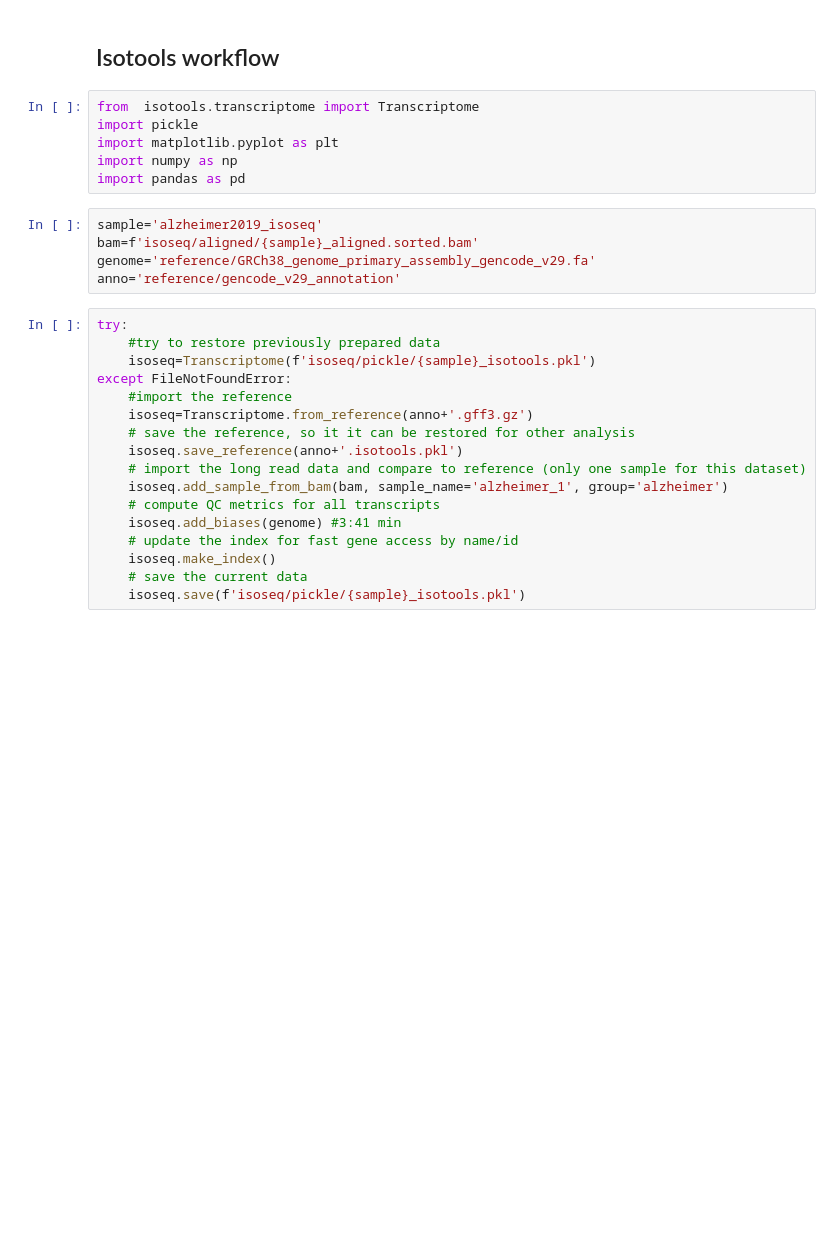
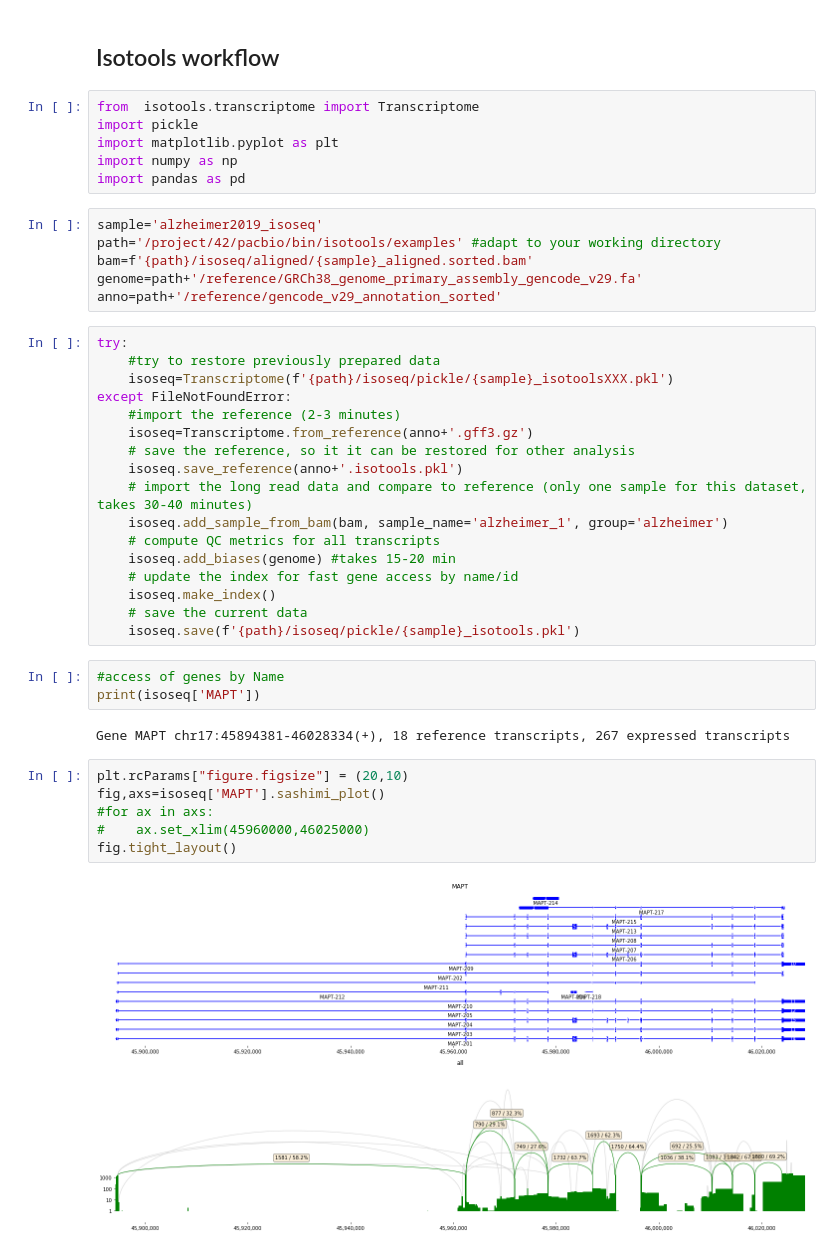
Before and after one commit to MatthiasLienhard/isotools, a Jupyter notebook: examples/isotools_alzheimer.ipynb, the cells around one changed output. Saved outputs shown, nothing was run; the diff lists cells and outputs as text; blank space fills up the shorter version.

```diff
--- a/examples/isotools_alzheimer.ipynb
+++ b/examples/isotools_alzheimer.ipynb
@@ -43,23 +49,37 @@ import numpy as np
 import pandas as pd
 # %%
 sample='alzheimer2019_isoseq'
-bam=f'isoseq/aligned/{sample}_aligned.sorted.bam'
-genome='reference/GRCh38_genome_primary_assembly_gencode_v29.fa'
-anno='reference/gencode_v29_annotation'
+path='/project/42/pacbio/bin/isotools/examples' #adapt to your working directory
+bam=f'{path}/isoseq/aligned/{sample}_aligned.sorted.bam'
+genome=path+'/reference/GRCh38_genome_primary_assembly_gencode_v29.fa'
+anno=path+'/reference/gencode_v29_annotation_sorted'
 # %%
 try:
     #try to restore previously prepared data
-    isoseq=Transcriptome(f'isoseq/pickle/{sample}_isotools.pkl')
+    isoseq=Transcriptome(f'{path}/isoseq/pickle/{sample}_isotoolsXXX.pkl')
 except FileNotFoundError:
-    #import the reference
+    #import the reference (2-3 minutes)
     isoseq=Transcriptome.from_reference(anno+'.gff3.gz')
     # save the reference, so it it can be restored for other analysis
     isoseq.save_reference(anno+'.isotools.pkl')
-    # import the long read data and compare to reference (only one sample for this dataset)
+    # import the long read data and compare to reference (only one sample for this dataset, takes 30-40 minutes)
     isoseq.add_sample_from_bam(bam, sample_name='alzheimer_1', group='alzheimer')
     # compute QC metrics for all transcripts
-    isoseq.add_biases(genome) #3:41 min
+    isoseq.add_biases(genome) #takes 15-20 min
     # update the index for fast gene access by name/id
     isoseq.make_index()
     # save the current data
-    isoseq.save(f'isoseq/pickle/{sample}_isotools.pkl')
+    isoseq.save(f'{path}/isoseq/pickle/{sample}_isotools.pkl')
+# %%
+#access of genes by Name
+print(isoseq['MAPT'])
+# %% [output]
+Gene MAPT chr17:45894381-46028334(+), 18 reference transcripts, 267 expressed transcripts
+# %%
+plt.rcParams["figure.figsize"] = (20,10)
+fig,axs=isoseq['MAPT'].sashimi_plot()
+#for ax in axs:
+#    ax.set_xlim(45960000,46025000)
+fig.tight_layout()
+# %% [output]
+[figure, added]
```
Also changed, not shown: parts of 1 cell of this notebook, 9 other files.
